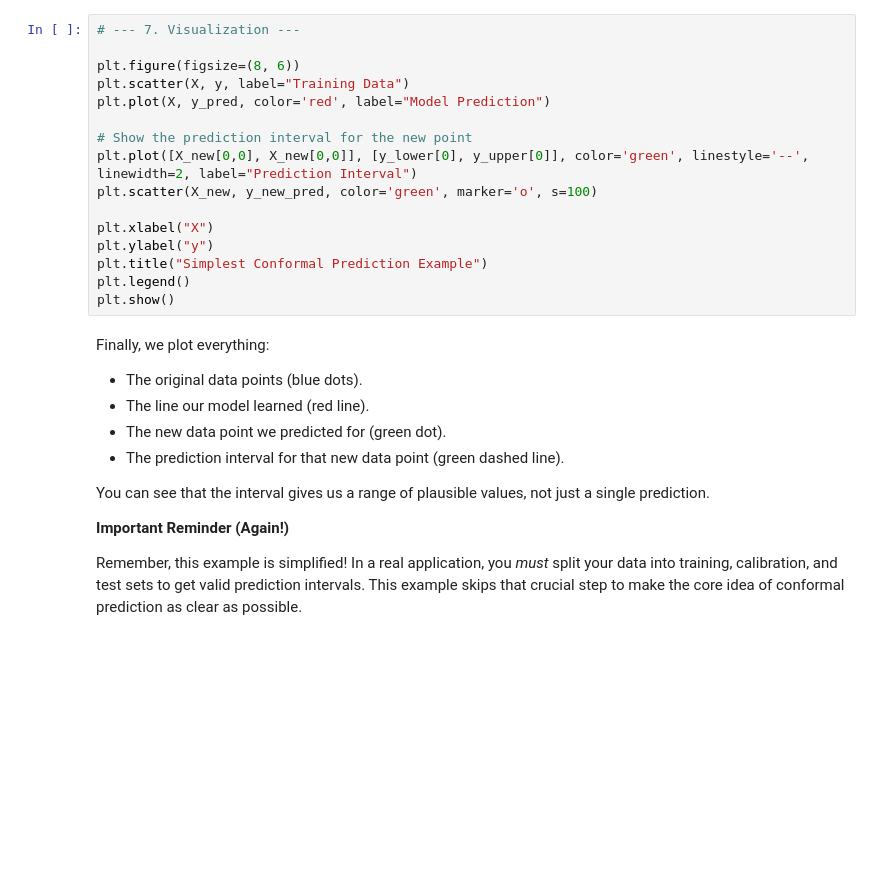
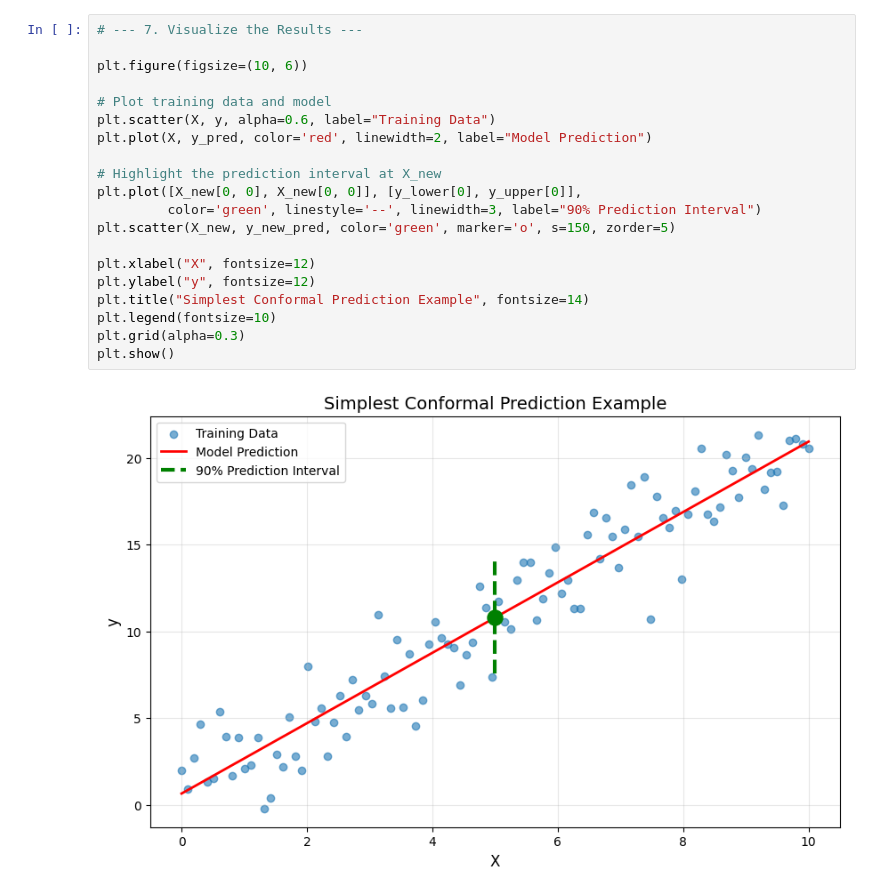
Before and after one commit to LEDazzio01/Simplest-Conformal-Prediction, a Jupyter notebook: simplest-conformal-prediction-example.ipynb, the cells around one changed output. Saved outputs shown, nothing was run; the diff lists cells and outputs as text; blank space fills up the shorter version.

```diff
--- a/simplest-conformal-prediction-example.ipynb
+++ b/simplest-conformal-prediction-example.ipynb
@@ -74,29 +122,22 @@ We're essentially saying: "Based on how wrong our model was on the data it saw,
 # %%
-# --- 7. Visualization ---
+# --- 7. Visualize the Results ---
 
-plt.figure(figsize=(8, 6))
-plt.scatter(X, y, label="Training Data")
-plt.plot(X, y_pred, color='red', label="Model Prediction")
+plt.figure(figsize=(10, 6))
 
-# Show the prediction interval for the new point
-plt.plot([X_new[0,0], X_new[0,0]], [y_lower[0], y_upper[0]], color='green', linestyle='--', linewidth=2, label="Prediction Interval")
-plt.scatter(X_new, y_new_pred, color='green', marker='o', s=100)
+# Plot training data and model
+plt.scatter(X, y, alpha=0.6, label="Training Data")
+plt.plot(X, y_pred, color='red', linewidth=2, label="Model Prediction")
 
-plt.xlabel("X")
-plt.ylabel("y")
-plt.title("Simplest Conformal Prediction Example")
-plt.legend()
+# Highlight the prediction interval at X_new
+plt.plot([X_new[0, 0], X_new[0, 0]], [y_lower[0], y_upper[0]],
+         color='green', linestyle='--', linewidth=3, label="90% Prediction Interval")
+plt.scatter(X_new, y_new_pred, color='green', marker='o', s=150, zorder=5)
+
+plt.xlabel("X", fontsize=12)
+plt.ylabel("y", fontsize=12)
+plt.title("Simplest Conformal Prediction Example", fontsize=14)
+plt.legend(fontsize=10)
+plt.grid(alpha=0.3)
 plt.show()
+# %% [output]
+[figure, added]
-# %% [markdown]
-Finally, we plot everything:
-
-*   The original data points (blue dots).
-*   The line our model learned (red line).
-*   The new data point we predicted for (green dot).
-*   The prediction interval for that new data point (green dashed line).
-
-You can see that the interval gives us a range of plausible values, not just a single prediction.
-
-**Important Reminder (Again!)**
-
-Remember, this example is simplified! In a real application, you *must* split your data into training, calibration, and test sets to get valid prediction intervals. This example skips that crucial step to make the core idea of conformal prediction as clear as possible.
```
Also changed, not shown: parts of 19 cells of this notebook.
